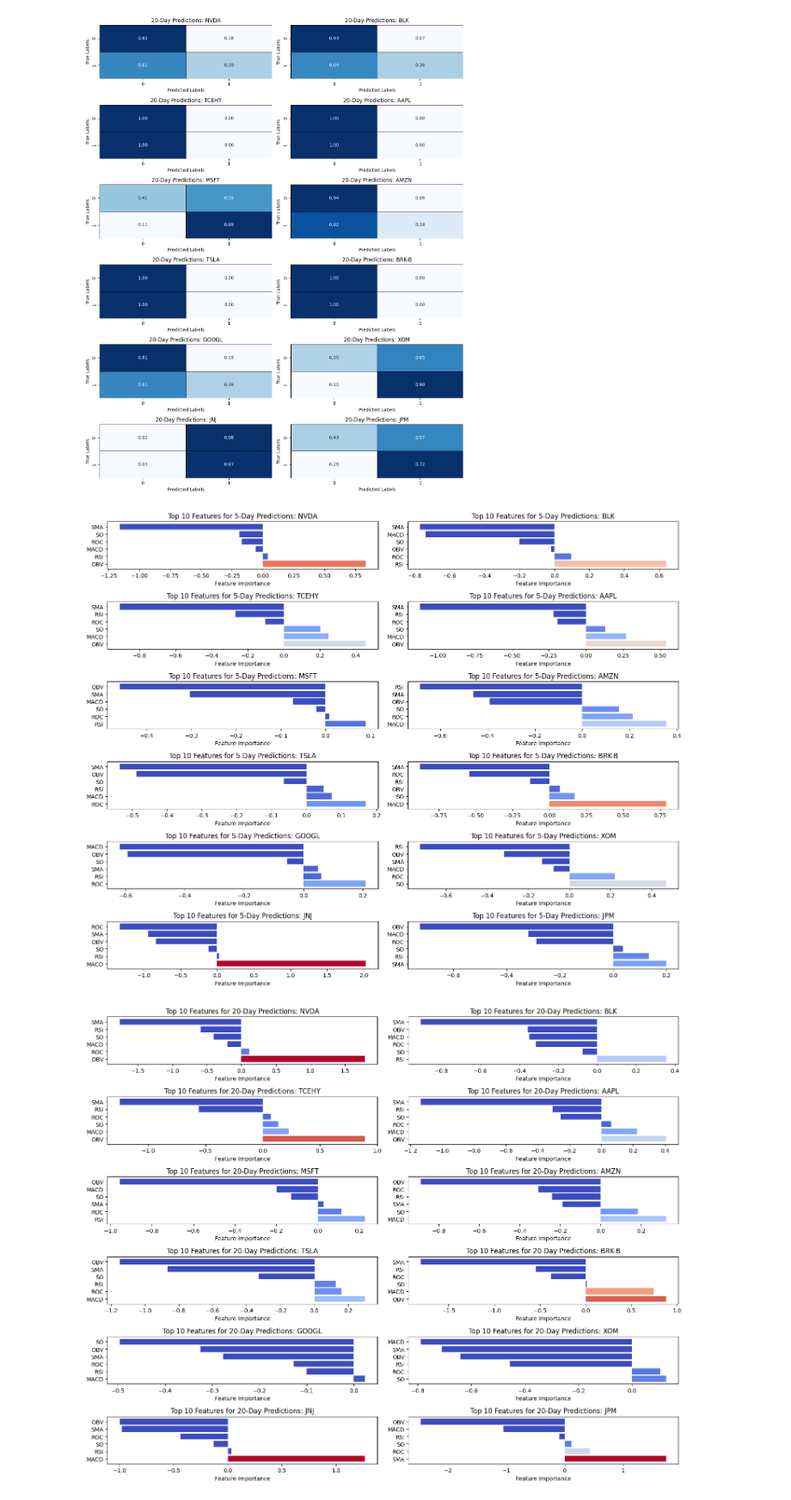
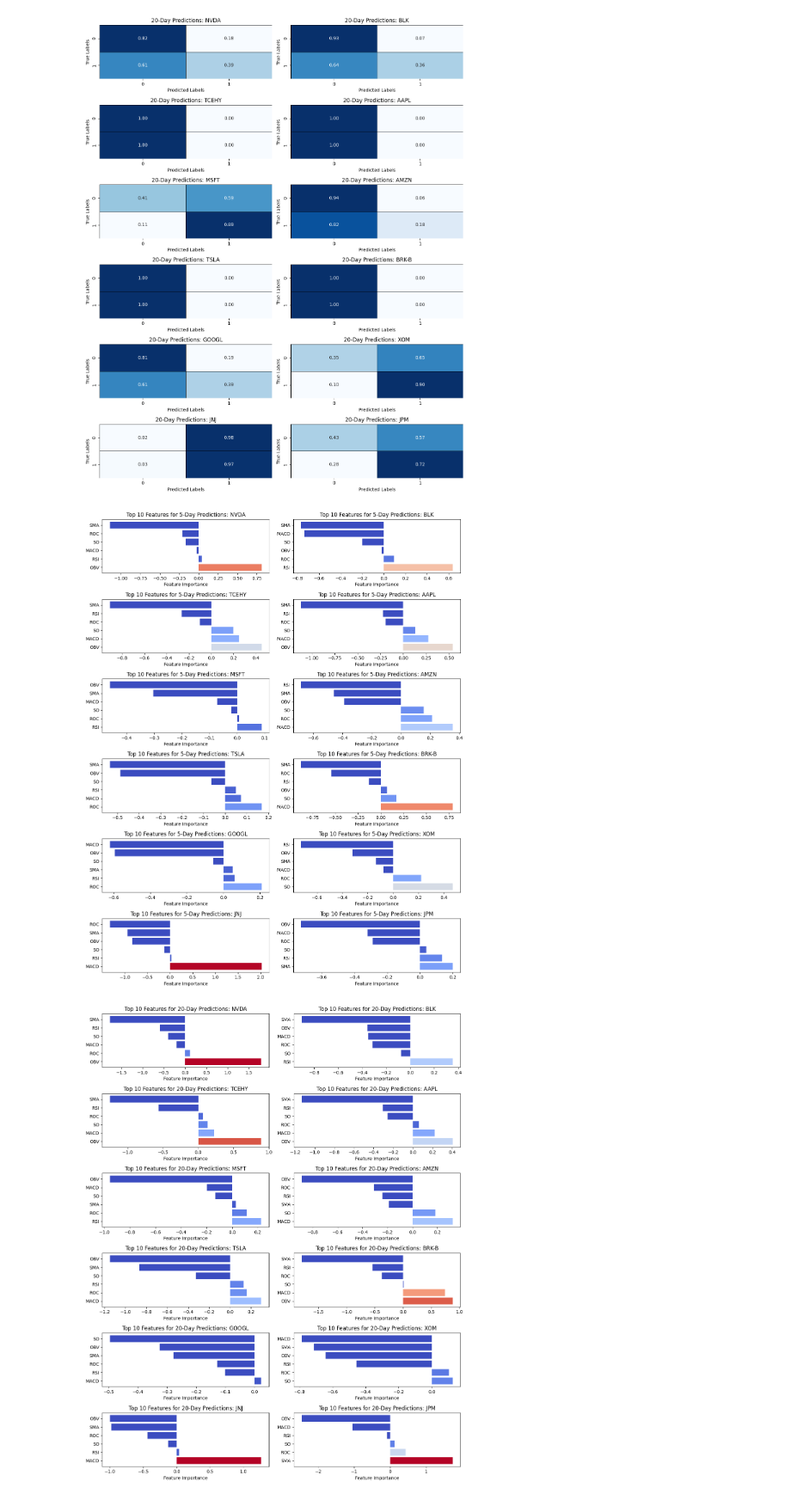
Before and after one commit to jinaypanchal/StockRecommendationSytem-with-Portfolio-Optimization, a Jupyter notebook: Stock_Recommendation_with_Portfolio_Optimization.ipynb, the cells around one changed output. Shown at 86% size. Saved outputs shown, nothing was run; the diff lists cells and outputs as text; code cells hidden in the pictures.

```diff
--- a/Stock_Recommendation_with_Portfolio_Optimization.ipynb
+++ b/Stock_Recommendation_with_Portfolio_Optimization.ipynb
@@ -426,38 +446,38 @@ plot_confusion_matrices([metric['best_estimator'] for metric in stocks_metrics_2
 #Plotting Features importance
 
 def plot_feature_importance(metrics, title_prefix, top_n=10):
-    fig, axes = plt.subplots(nrows=len(metrics) // 2, ncols=2, figsize=(15, 12))
+    fig, axes = plt.subplots(nrows=len(metrics) // 2, ncols=2, figsize=(12, 15))
     cmap = plt.get_cmap('coolwarm')  # Use a diverging colormap
 
     for i, metric in enumerate(metrics):
         features = [f[0] for f in metric['sorted_features']]
         values = [f[1] for f in metric['sorted_features']]
 
         # Sort features by importance (descending)
         features = features[:top_n][::-1]
         values = values[:top_n][::-1]
 
         # Plot horizontal bar chart
         ax = axes[i // 2, i % 2]
         ax.barh(features, values, color=cmap(values))
 
         # Set labels and title
         ax.set_yticklabels(features, rotation=0)  # Rotate feature names for readability
         ax.set_xlabel('Feature Importance')
         ax.set_title(title_prefix + " " + metric['symbol'])
 
     plt.tight_layout()
 
 # Plot the top 10 most important features for 5-day predictions
 plot_feature_importance(stocks_metrics_5d, "Top 10 Features for 5-Day Predictions:", top_n=10)
 
 # Plot the top 10 most important features for 20-day predictions
 plot_feature_importance(stocks_metrics_20d, "Top 10 Features for 20-Day Predictions:", top_n=10)
 
 plt.show()
 # %% [output]
-[figure, old version]
+[figure, new version]
-[figure, old version]
+[figure, new version]
 # %%
 import seaborn as sns
 
```
Also changed, not shown: parts of 5 cells of this notebook.
